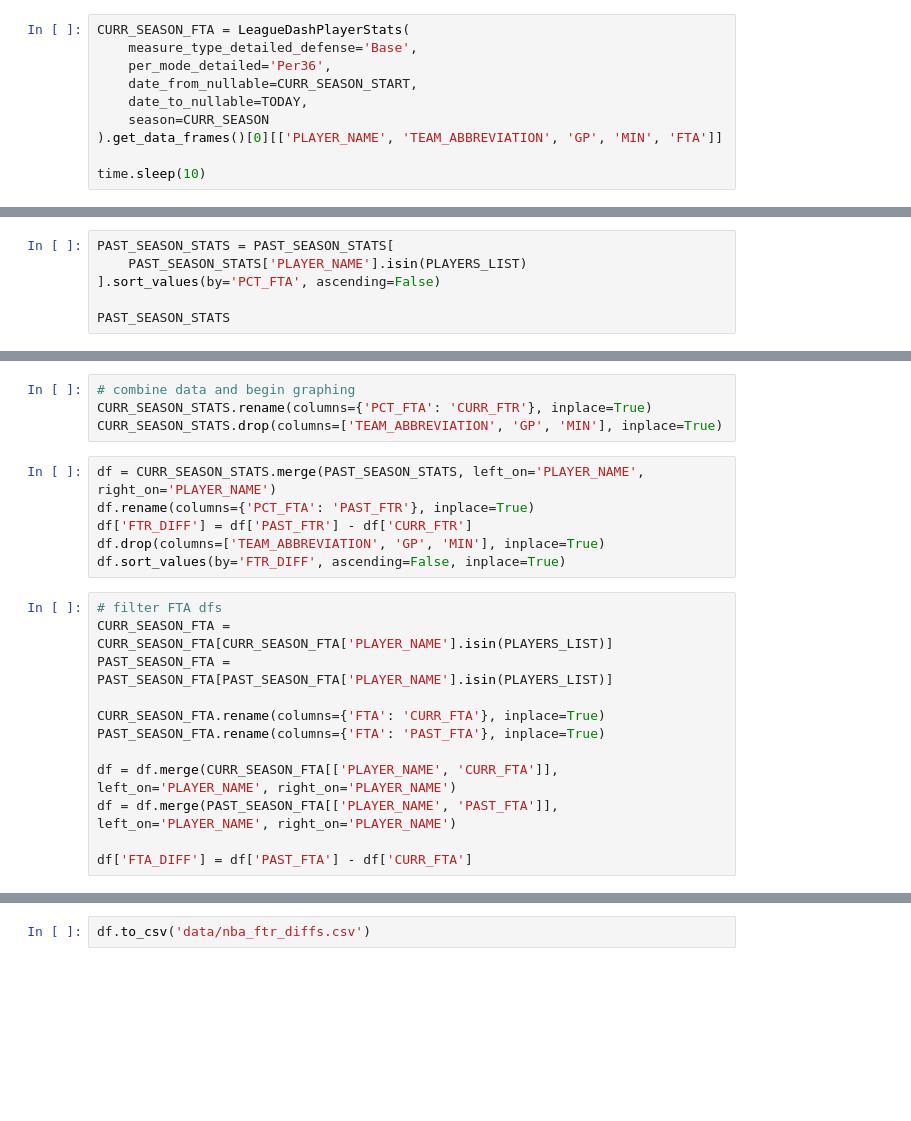
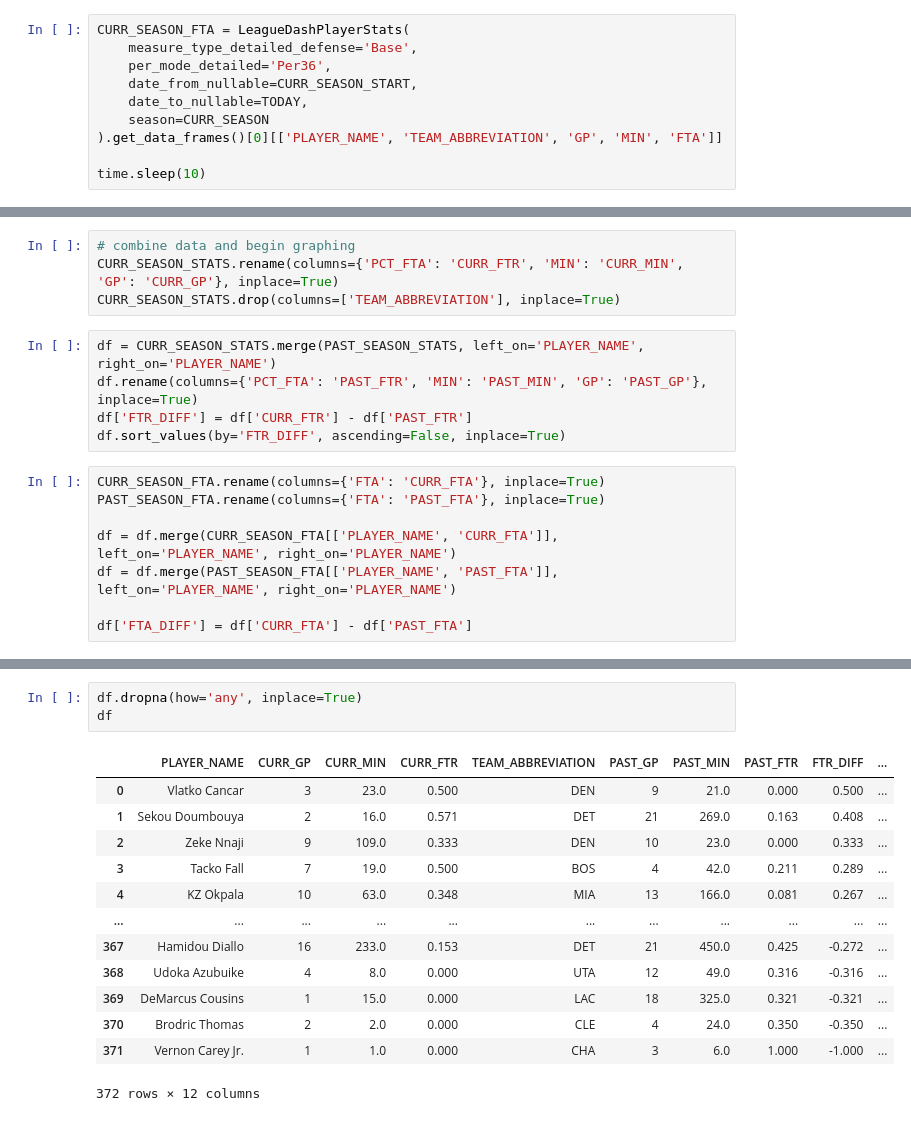
Before and after one commit to SpecCRA/nba_ft_comparisons, a Jupyter notebook: data_gathering.ipynb, the cells around one changed output, grey strips where cells are left out. Saved outputs shown, nothing was run; the diff lists cells and outputs as text; blank space fills up the shorter version.

```diff
--- a/data_gathering.ipynb
+++ b/data_gathering.ipynb
@@ -71,6 +66,0 @@ PLAYERS_LIST = list(CURR_SEASON_STATS['PLAYER_NAME'])
-# %%
-PAST_SEASON_STATS = PAST_SEASON_STATS[
-    PAST_SEASON_STATS['PLAYER_NAME'].isin(PLAYERS_LIST)
-].sort_values(by='PCT_FTA', ascending=False)
-
-PAST_SEASON_STATS
@@ -115,22 +130,17 @@ CURR_SEASON_STATS
 # %%
 # combine data and begin graphing
-CURR_SEASON_STATS.rename(columns={'PCT_FTA': 'CURR_FTR'}, inplace=True)
-CURR_SEASON_STATS.drop(columns=['TEAM_ABBREVIATION', 'GP', 'MIN'], inplace=True)
+CURR_SEASON_STATS.rename(columns={'PCT_FTA': 'CURR_FTR', 'MIN': 'CURR_MIN', 'GP': 'CURR_GP'}, inplace=True)
+CURR_SEASON_STATS.drop(columns=['TEAM_ABBREVIATION'], inplace=True)
 # %%
 df = CURR_SEASON_STATS.merge(PAST_SEASON_STATS, left_on='PLAYER_NAME', right_on='PLAYER_NAME')
-df.rename(columns={'PCT_FTA': 'PAST_FTR'}, inplace=True)
-df['FTR_DIFF'] = df['PAST_FTR'] - df['CURR_FTR']
-df.drop(columns=['TEAM_ABBREVIATION', 'GP', 'MIN'], inplace=True)
+df.rename(columns={'PCT_FTA': 'PAST_FTR', 'MIN': 'PAST_MIN', 'GP': 'PAST_GP'}, inplace=True)
+df['FTR_DIFF'] = df['CURR_FTR'] - df['PAST_FTR']
 df.sort_values(by='FTR_DIFF', ascending=False, inplace=True)
 # %%
-# filter FTA dfs
-CURR_SEASON_FTA = CURR_SEASON_FTA[CURR_SEASON_FTA['PLAYER_NAME'].isin(PLAYERS_LIST)]
-PAST_SEASON_FTA = PAST_SEASON_FTA[PAST_SEASON_FTA['PLAYER_NAME'].isin(PLAYERS_LIST)]
-
 CURR_SEASON_FTA.rename(columns={'FTA': 'CURR_FTA'}, inplace=True)
 PAST_SEASON_FTA.rename(columns={'FTA': 'PAST_FTA'}, inplace=True)
 
 df = df.merge(CURR_SEASON_FTA[['PLAYER_NAME', 'CURR_FTA']], left_on='PLAYER_NAME', right_on='PLAYER_NAME')
 df = df.merge(PAST_SEASON_FTA[['PLAYER_NAME', 'PAST_FTA']], left_on='PLAYER_NAME', right_on='PLAYER_NAME')
 
-df['FTA_DIFF'] = df['PAST_FTA'] - df['CURR_FTA']
+df['FTA_DIFF'] = df['CURR_FTA'] - df['PAST_FTA']
@@ -157,2 +147,17 @@ df
-# %%
-df.to_csv('data/nba_ftr_diffs.csv')
+# %%
+df.dropna(how='any', inplace=True)
+df
+# %% [output]
+|  | PLAYER_NAME | CURR_GP | CURR_MIN | CURR_FTR | TEAM_ABBREVIATION | PAST_GP | PAST_MIN | PAST_FTR | FTR_DIFF | ... |
+| 0 | Vlatko Cancar | 3 | 23.0 | 0.500 | DEN | 9 | 21.0 | 0.000 | 0.500 | ... |
+| 1 | Sekou Doumbouya | 2 | 16.0 | 0.571 | DET | 21 | 269.0 | 0.163 | 0.408 | ... |
+| 2 | Zeke Nnaji | 9 | 109.0 | 0.333 | DEN | 10 | 23.0 | 0.000 | 0.333 | ... |
+| 3 | Tacko Fall | 7 | 19.0 | 0.500 | BOS | 4 | 42.0 | 0.211 | 0.289 | ... |
+| 4 | KZ Okpala | 10 | 63.0 | 0.348 | MIA | 13 | 166.0 | 0.081 | 0.267 | ... |
+| ... | ... | ... | ... | ... | ... | ... | ... | ... | ... | ... |
+| 367 | Hamidou Diallo | 16 | 233.0 | 0.153 | DET | 21 | 450.0 | 0.425 | -0.272 | ... |
+| 368 | Udoka Azubuike | 4 | 8.0 | 0.000 | UTA | 12 | 49.0 | 0.316 | -0.316 | ... |
+| 369 | DeMarcus Cousins | 1 | 15.0 | 0.000 | LAC | 18 | 325.0 | 0.321 | -0.321 | ... |
+| 370 | Brodric Thomas | 2 | 2.0 | 0.000 | CLE | 4 | 24.0 | 0.350 | -0.350 | ... |
+| 371 | Vernon Carey Jr. | 1 | 1.0 | 0.000 | CHA | 3 | 6.0 | 1.000 | -1.000 | ... |
+372 rows × 12 columns
```
Also changed, not shown: parts of 15 cells of this notebook, 3 other files.
